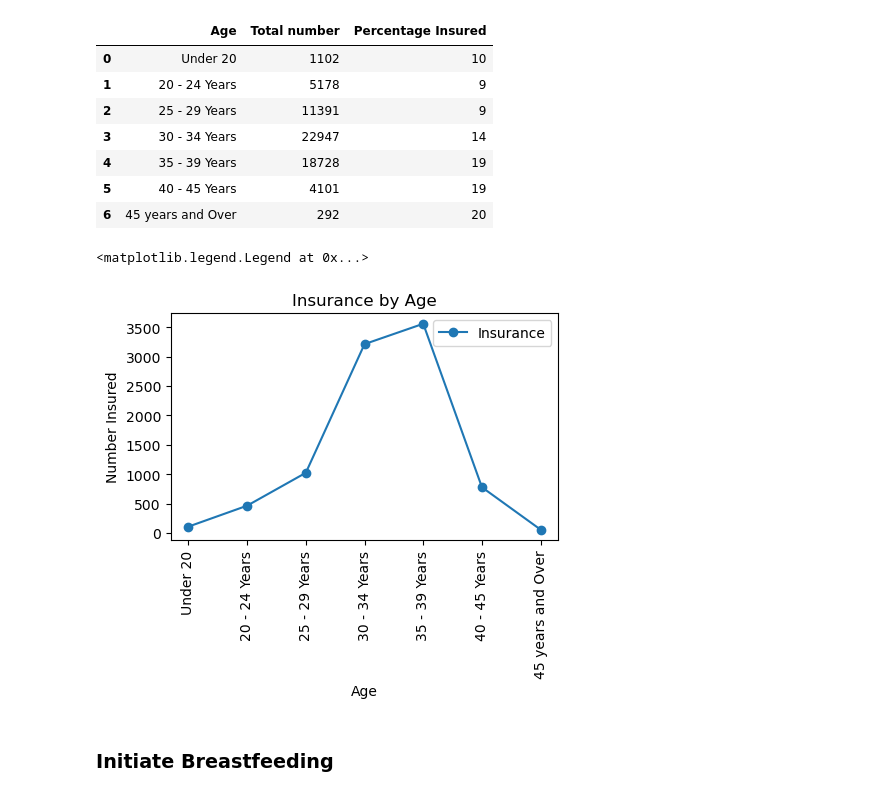
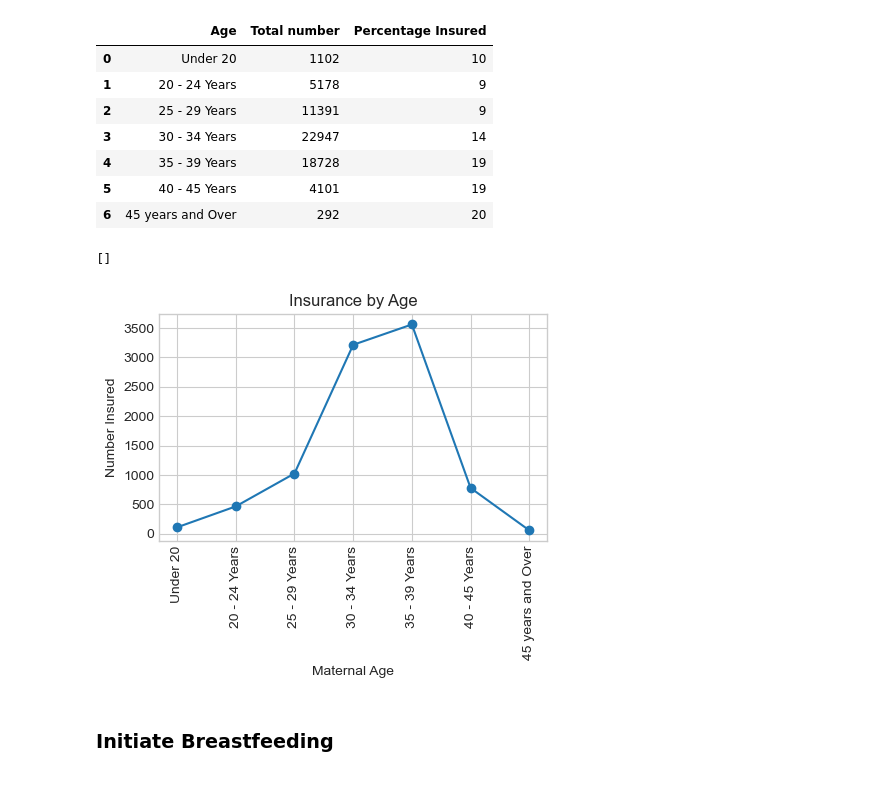
Before and after one commit to SharonNicG/52465-Project, a Jupyter notebook: Simulated Phenomenon.ipynb, the cells around one changed output. Saved outputs shown, nothing was run; the diff lists cells and outputs as text; code cells hidden in the pictures.

```diff
--- a/Simulated Phenomenon.ipynb
+++ b/Simulated Phenomenon.ipynb
@@ -12,6 +12,9 @@ import numpy as np
 
 # Import the matplotlib library, package pyplot for plotting
 import matplotlib.pyplot as plt
+
+# set plot style
+plt.style.use('seaborn-whitegrid')
 
 # Use magic function to render the figure in a notebook
 %matplotlib inline
@@ -210,25 +222,27 @@ data
 | 5 | 40 - 45 Years | 4101 | 19 |
 | 6 | 45 years and Over | 292 | 20 |
 # %%
-data = pd.read_csv('Data/Insurance_by_Age.csv', index_col='Age')
-data = data.T
-data
+ins = pd.read_csv('Data/Insurance_by_Age.csv', index_col='Age')
+ins = ins.T
+ins
 
 fig, ax = plt.subplots(figsize=(5,3), dpi=100)
 x_pos = np.arange(7)
 
-y = data.iloc[1, :] / 100
-y = y*data.iloc[0, :]
+y = ins.iloc[1, :] / 100
+y = y*ins.iloc[0, :]
 ax.plot(x_pos, y, marker='o', label='Insurance')
+
 ax.set_title('Insurance by Age')
-ax.set_xlabel('Age')
+ax.set_xlabel('Maternal Age')
 ax.set_ylabel('Number Insured')
+
 ax.set_xticks(x_pos)
-ax.set_xticklabels(data.columns, rotation=90)
-ax.legend()
+ax.set_xticklabels(ins.columns, rotation=90)
+plt.plot()
 # %% [output]
-<matplotlib.legend.Legend at 0x...>
+[]
-[figure, old version]
+[figure, new version]
 # %% [markdown]
 ### Initiate Breastfeeding
 # %%
```
Also changed, not shown: parts of 11 cells of this notebook.
